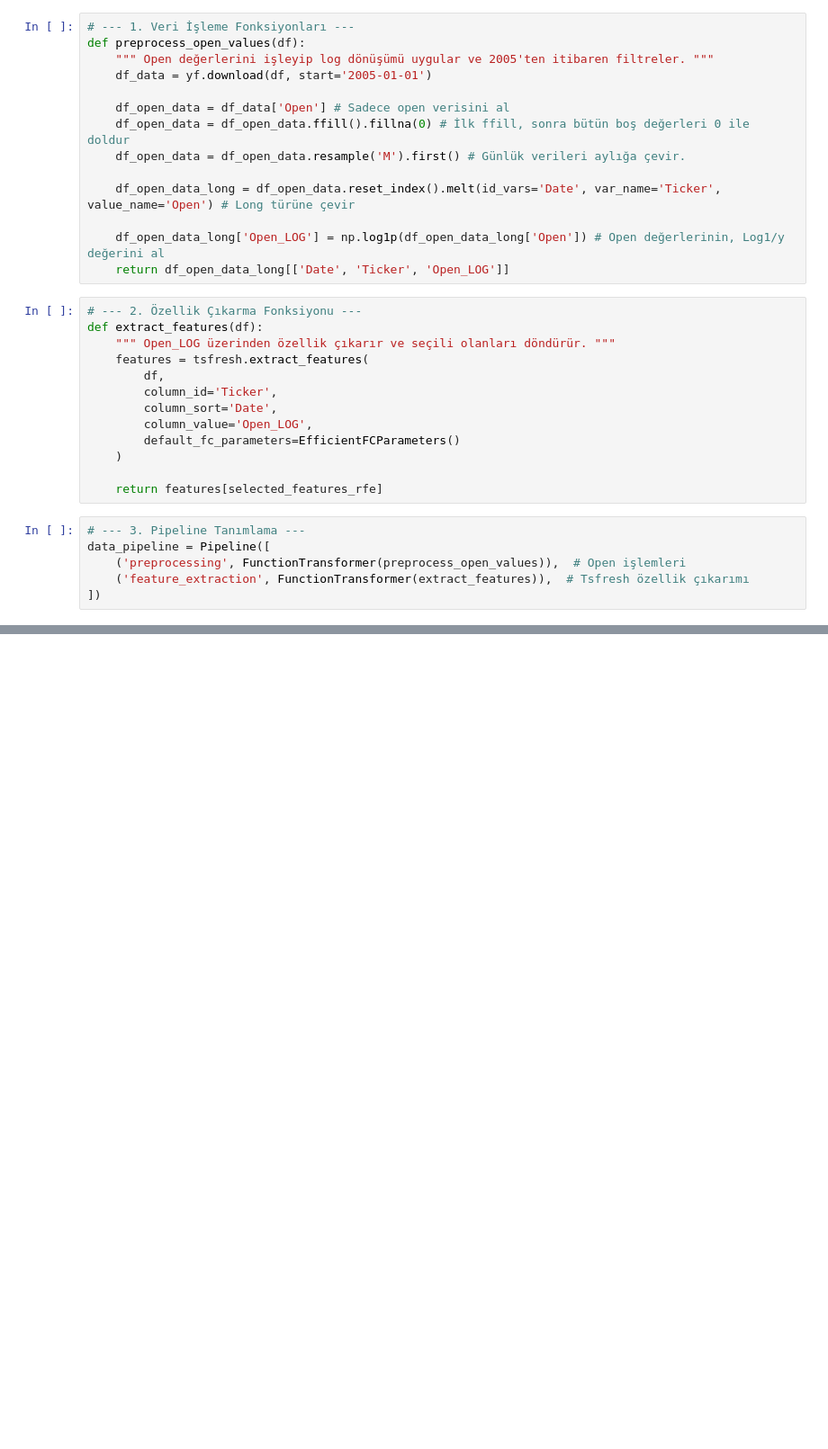
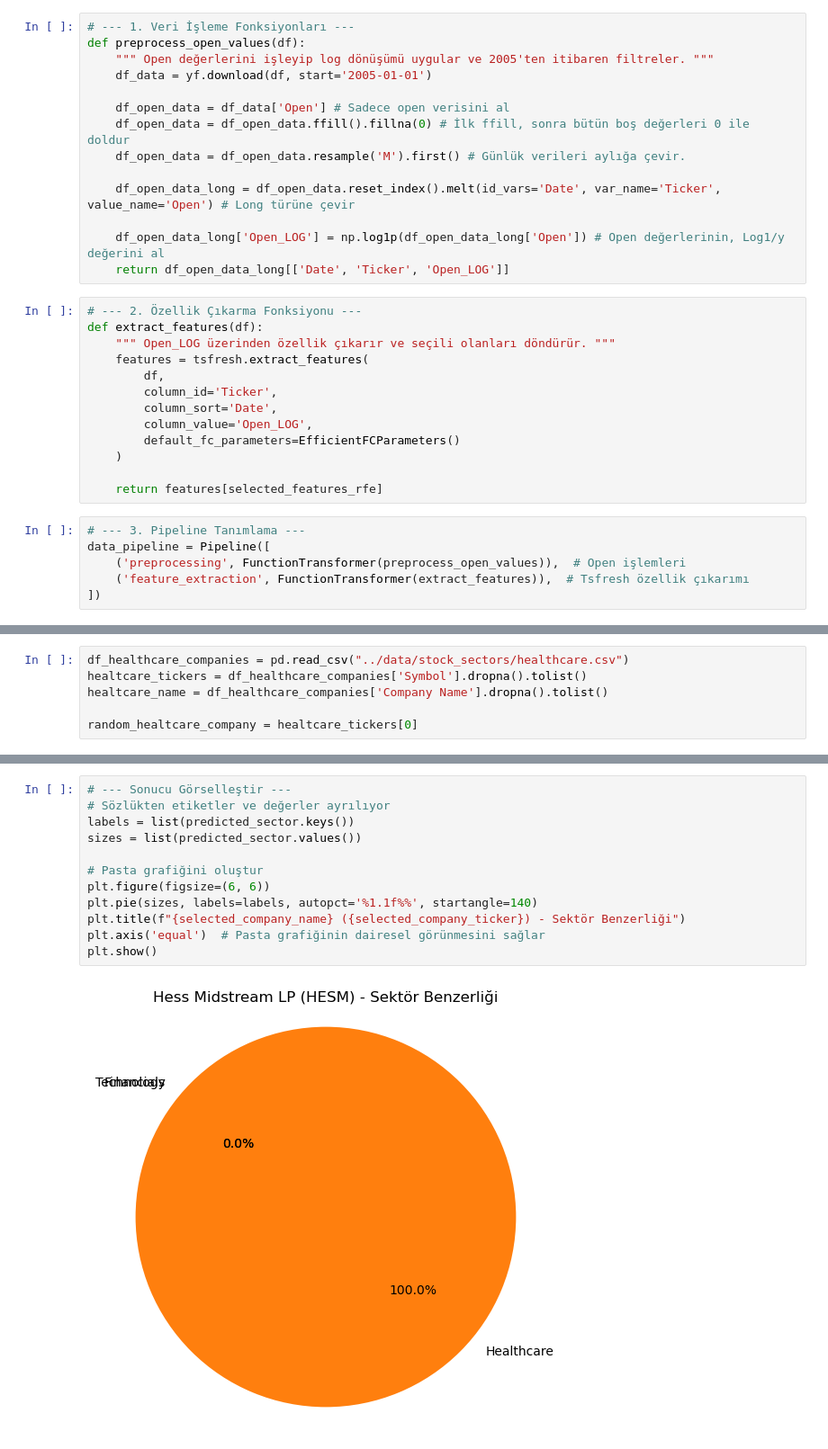
Before and after one commit to Emin-35/Data-Intensive-Applications-Module-Project, a Jupyter notebook: YZUP-VYU-Project.ipynb, the cells around one changed output, grey strips where cells are left out. Shown at 90% size. Cells and saved outputs as stored; diff of their text form; blank space fills up the shorter version.

```diff
--- a/YZUP-VYU-Project.ipynb
+++ b/YZUP-VYU-Project.ipynb
@@ -1341,0 +1452,6 @@ Bu şirket en çok şu sektöre benziyor: {'Financials': 0.0557, 'Healthcare': 0
+# %%
+df_healthcare_companies = pd.read_csv("../data/stock_sectors/healthcare.csv")
+healtcare_tickers = df_healthcare_companies['Symbol'].dropna().tolist()
+healtcare_name = df_healthcare_companies['Company Name'].dropna().tolist()
+
+random_healtcare_company = healtcare_tickers[0]
@@ -1341,0 +1467,14 @@ Bu şirket en çok şu sektöre benziyor: {'Financials': 0.0557, 'Healthcare': 0
+# %%
+# --- Sonucu Görselleştir ---
+# Sözlükten etiketler ve değerler ayrılıyor
+labels = list(predicted_sector.keys())
+sizes = list(predicted_sector.values())
+
+# Pasta grafiğini oluştur
+plt.figure(figsize=(6, 6))
+plt.pie(sizes, labels=labels, autopct='%1.1f%%', startangle=140)
+plt.title(f"{selected_company_name} ({selected_company_ticker}) - Sektör Benzerliği")
+plt.axis('equal')  # Pasta grafiğinin dairesel görünmesini sağlar
+plt.show()
+# %% [output]
+[figure, added]
```
Also changed, not shown: parts of 27 cells of this notebook, 2 other files.
